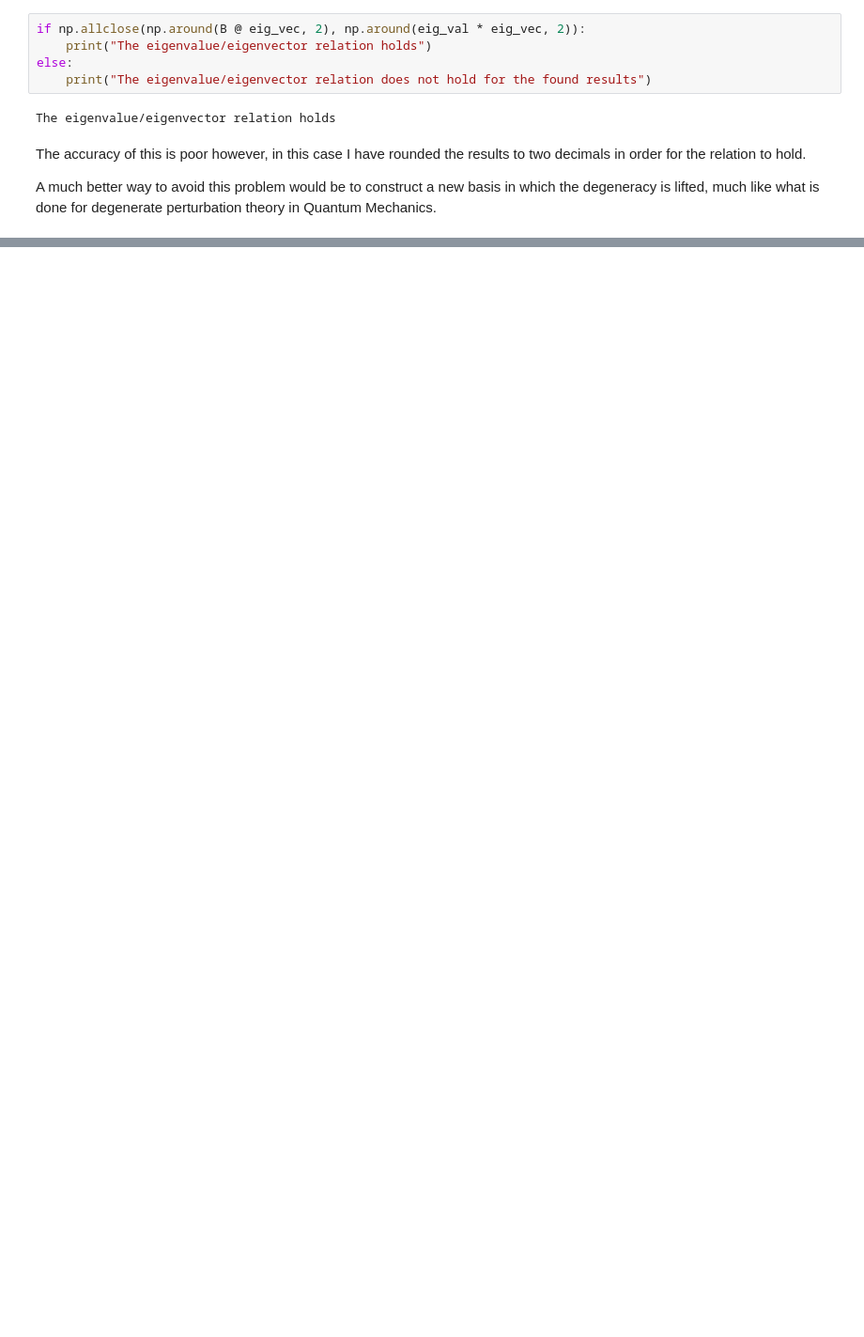
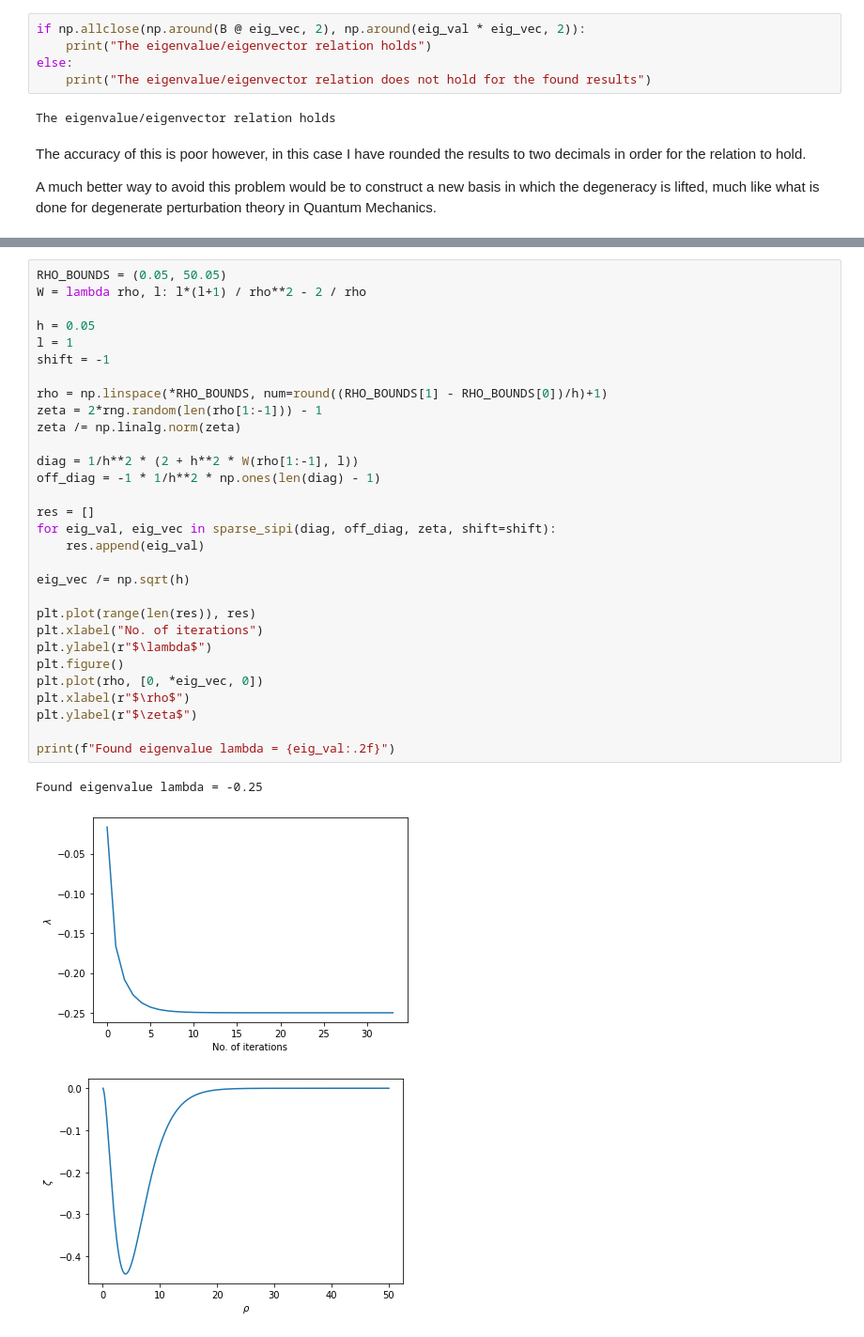
Before and after one commit to KevoSoftworks/mathematical_and_numerical_physics, a Jupyter notebook: part_3/part3.ipynb, the cells around one changed output, grey strips where cells are left out. Shown at 94% size. Cells and saved outputs as stored; diff of their text form; blank space fills up the shorter version.

```diff
--- a/part_3/part3.ipynb
+++ b/part_3/part3.ipynb
@@ -220,0 +274,34 @@ A much better way to avoid this problem would be to construct a new basis in whi
+# %%
+RHO_BOUNDS = (0.05, 50.05)
+W = lambda rho, l: l*(l+1) / rho**2 - 2 / rho
+
+h = 0.05
+l = 1
+shift = -1
+
+rho = np.linspace(*RHO_BOUNDS, num=round((RHO_BOUNDS[1] - RHO_BOUNDS[0])/h)+1)
+zeta = 2*rng.random(len(rho[1:-1])) - 1
+zeta /= np.linalg.norm(zeta)
+
+diag = 1/h**2 * (2 + h**2 * W(rho[1:-1], l))
+off_diag = -1 * 1/h**2 * np.ones(len(diag) - 1)
+
+res = []
+for eig_val, eig_vec in sparse_sipi(diag, off_diag, zeta, shift=shift):
+    res.append(eig_val)
+
+eig_vec /= np.sqrt(h)
+
+plt.plot(range(len(res)), res)
+plt.xlabel("No. of iterations")
+plt.ylabel(r"$\lambda$")
+plt.figure()
+plt.plot(rho, [0, *eig_vec, 0])
+plt.xlabel(r"$\rho$")
+plt.ylabel(r"$\zeta$")
+
+print(f"Found eigenvalue lambda = {eig_val:.2f}")
+# %% [output]
+Found eigenvalue lambda = -0.25
+[figure, added]
+[figure, added]
```
Also changed, not shown: parts of 15 cells of this notebook, 2 other files.
